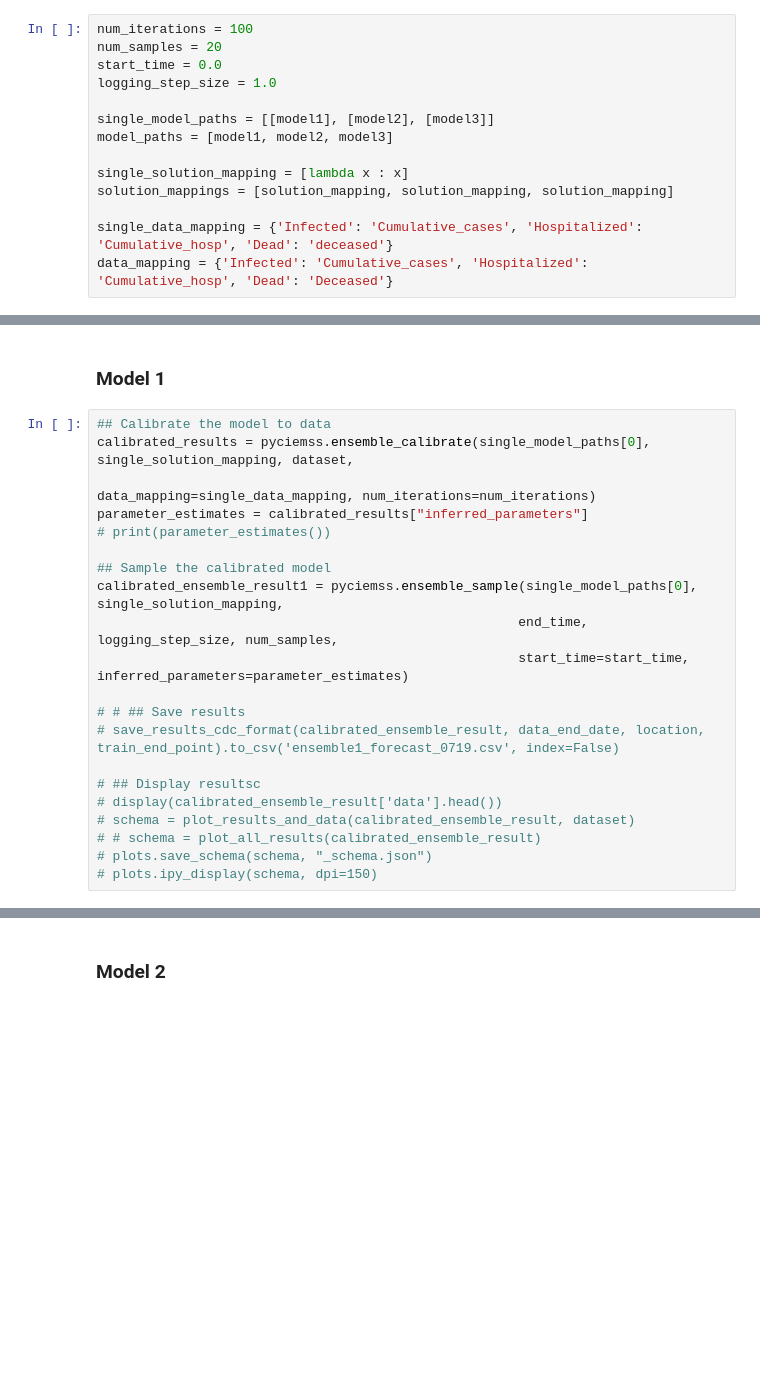
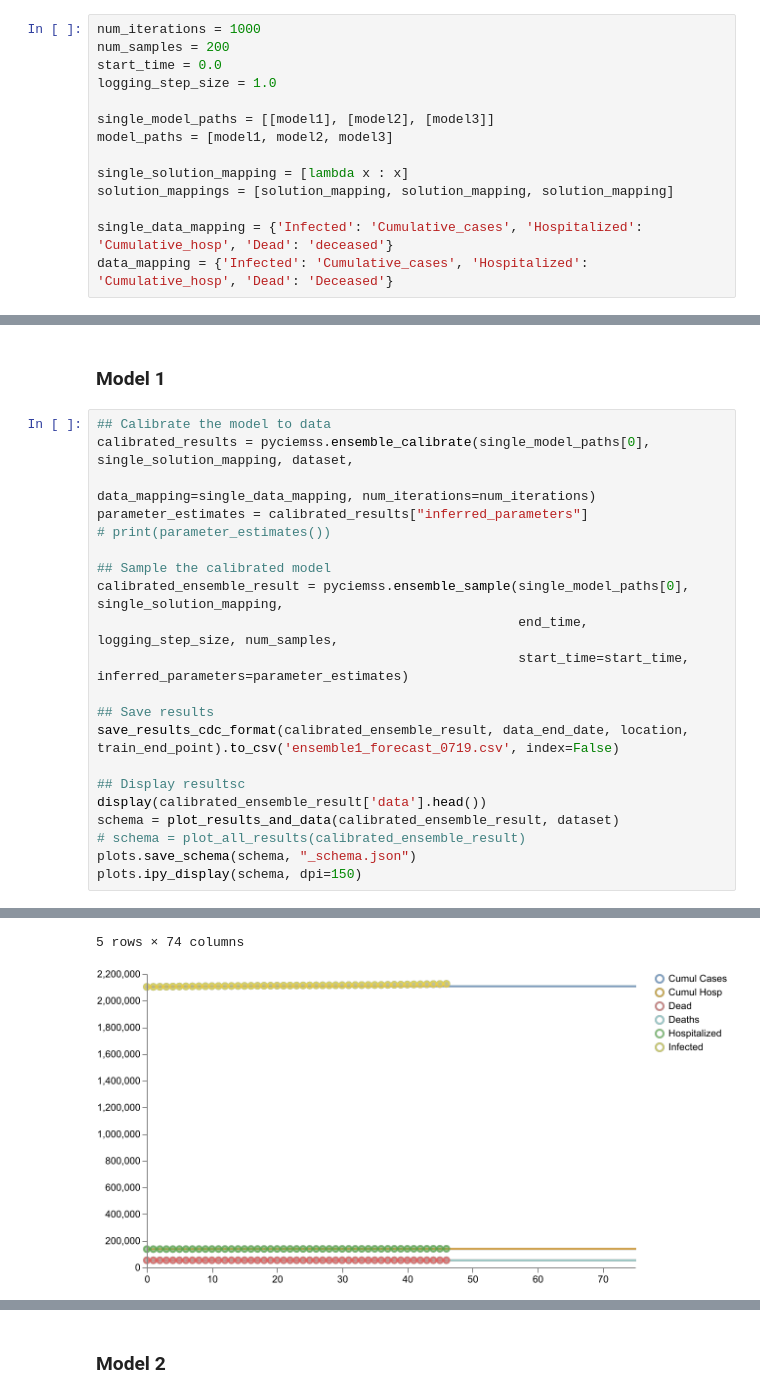
Before and after one commit to ciemss/program-milestones, a Jupyter notebook: 18-month-milestone/evaluation/Epi_Ensemble_Challenge/CIEMSS_Team_Ensemble_Challenge.ipynb, the cells around one changed output, grey strips where cells are left out. Saved outputs shown, nothing was run; the diff lists cells and outputs as text; blank space fills up the shorter version.

```diff
--- a/18-month-milestone/evaluation/Epi_Ensemble_Challenge/CIEMSS_Team_Ensemble_Challenge.ipynb
+++ b/18-month-milestone/evaluation/Epi_Ensemble_Challenge/CIEMSS_Team_Ensemble_Challenge.ipynb
@@ -113,8 +113,8 @@ def solution_mapping(model_solution: dict) -> dict:
 # %% [markdown]
 ### Set model paths and parameters for sampling
 # %%
-num_iterations = 100
-num_samples = 20
+num_iterations = 1000
+num_samples = 200
 start_time = 0.0
 logging_step_size = 1.0
 
@@ -145,16 +145,17 @@ parameter_estimates = calibrated_results["inferred_parameters"]
 # print(parameter_estimates())
 
 ## Sample the calibrated model
-calibrated_ensemble_result1 = pyciemss.ensemble_sample(single_model_paths[0], single_solution_mapping,
+calibrated_ensemble_result = pyciemss.ensemble_sample(single_model_paths[0], single_solution_mapping,
                                                       end_time, logging_step_size, num_samples,
                                                       start_time=start_time, inferred_parameters=parameter_estimates)
 
-# # ## Save results
-# save_results_cdc_format(calibrated_ensemble_result, data_end_date, location, train_end_point).to_csv('ensemble1_forecast_0719.csv', index=False)
+## Save results
+save_results_cdc_format(calibrated_ensemble_result, data_end_date, location, train_end_point).to_csv('ensemble1_forecast_0719.csv', index=False)
 
-# ## Display resultsc
-# display(calibrated_ensemble_result['data'].head())
-# schema = plot_results_and_data(calibrated_ensemble_result, dataset)
-# # schema = plot_all_results(calibrated_ensemble_result)
-# plots.save_schema(schema, "_schema.json")
-# plots.ipy_display(schema, dpi=150)
+## Display resultsc
+display(calibrated_ensemble_result['data'].head())
+schema = plot_results_and_data(calibrated_ensemble_result, dataset)
+# schema = plot_all_results(calibrated_ensemble_result)
+plots.save_schema(schema, "_schema.json")
+plots.ipy_display(schema, dpi=150)
+# %% [output]
@@ -160,0 +169,2 @@ calibrated_ensemble_result1 = pyciemss.ensemble_sample(single_model_paths[0], si
+5 rows × 74 columns
+[figure, added]
```
Also changed, not shown: parts of 12 cells of this notebook, 13 other files.
